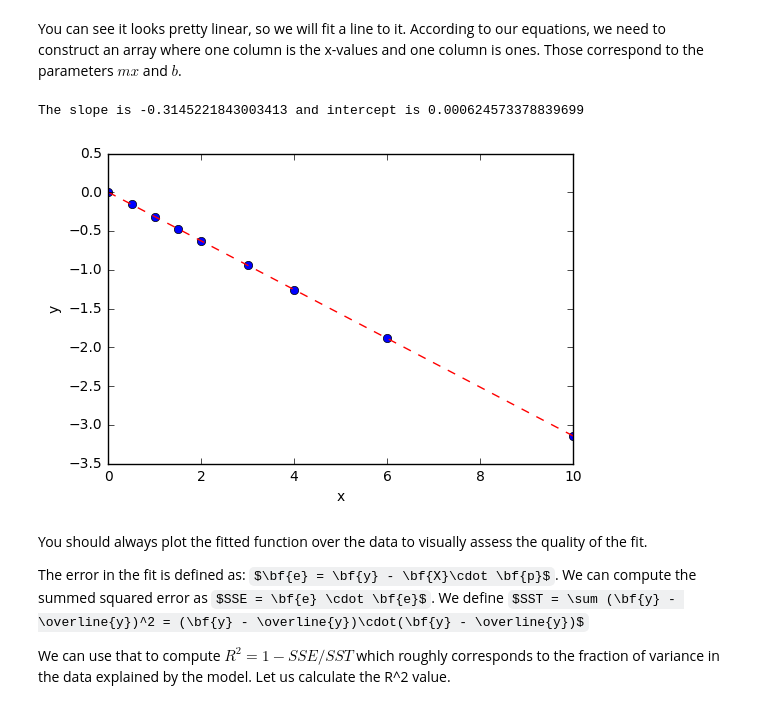
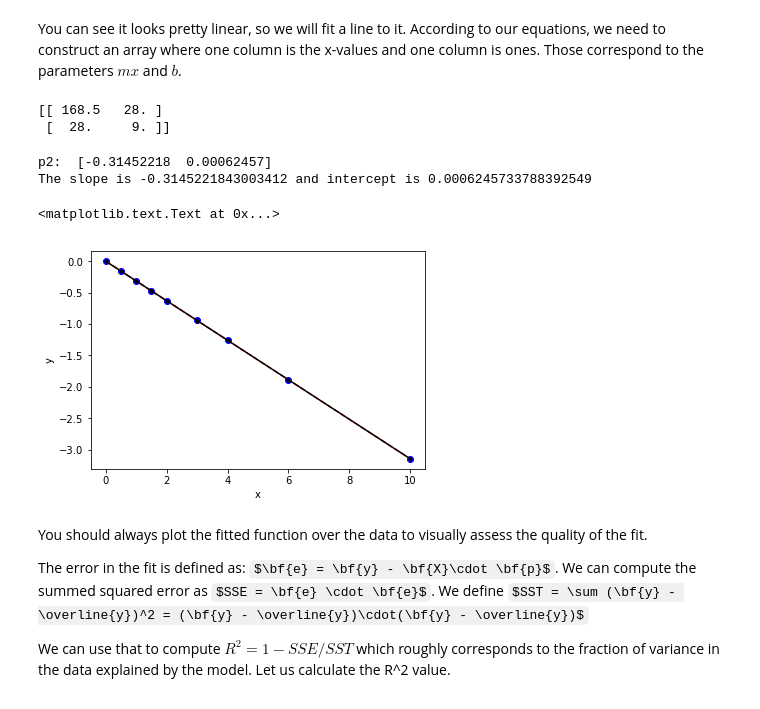
Before and after one commit to jkitchin/s17-06364, a Jupyter notebook: lectures/lecture-10.ipynb, the cells around one changed output. Saved outputs shown, nothing was run; the diff lists cells and outputs as text; code cells hidden in the pictures; some formulas as TeX source.

```diff
--- a/lectures/lecture-10.ipynb
+++ b/lectures/lecture-10.ipynb
@@ -158,24 +175,35 @@ plt.ylabel('y')
 # %% [markdown]
 You can see it looks pretty linear, so we will fit a line to it. According to our equations, we need to construct an array where one column is the x-values and one column is ones. Those correspond to the parameters $m x$ and $b$.
+# %%
+X = np.column_stack([x, x**0])
+print(X.T @ X)
+# %% [output]
+[[ 168.5   28. ]
+ [  28.     9. ]]
 # %%
-X = np.column_stack([x, x**0])
-
+# p = (X.T X)^{-1} X.T y
 #  I find these intermediate variables make it easier to read
 XTX = np.dot(X.T, X)
 XTy = np.dot(X.T, y)
 
 p = np.dot(np.linalg.inv(XTX), XTy)
+
+print('p2: ',np.linalg.inv(X.T @ X) @ X.T @ y)
+
 slope, intercept = p # note the order in X
 print('The slope is {0} and intercept is {1}'.format(slope, intercept))
 
 # plot data and fit
 plt.plot(x, y, 'bo')
 plt.plot(x, np.dot(X, p), 'r--')
+plt.plot(x, slope * x + intercept, 'k.-')
 plt.xlabel('x')
 plt.ylabel('y')
 # %% [output]
-The slope is -0.3145221843003413 and intercept is 0.000624573378839699
+p2:  [-0.31452218  0.00062457]
+The slope is -0.3145221843003412 and intercept is 0.0006245733788392549
+<matplotlib.text.Text at 0x...>
-[figure, old version]
+[figure, new version]
 # %% [markdown]
 You should always plot the fitted function over the data to visually assess the quality of the fit.
 
```
Also changed, not shown: parts of 13 cells of this notebook, 2 other files.
